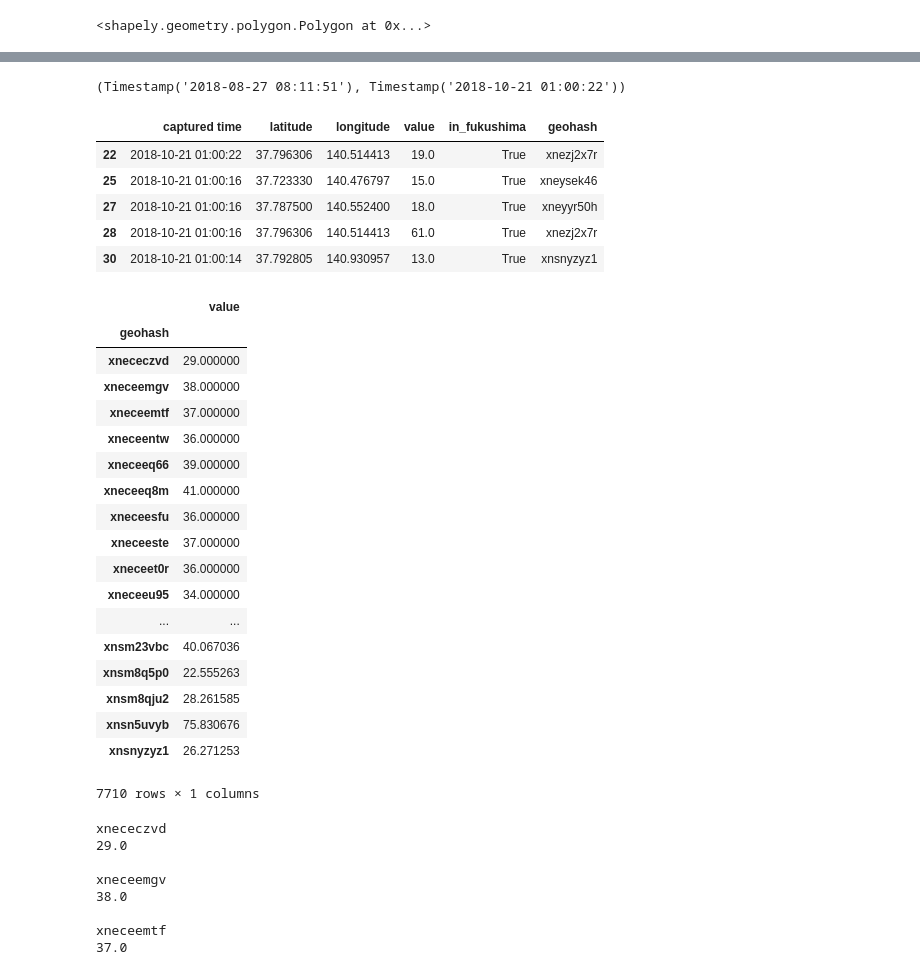
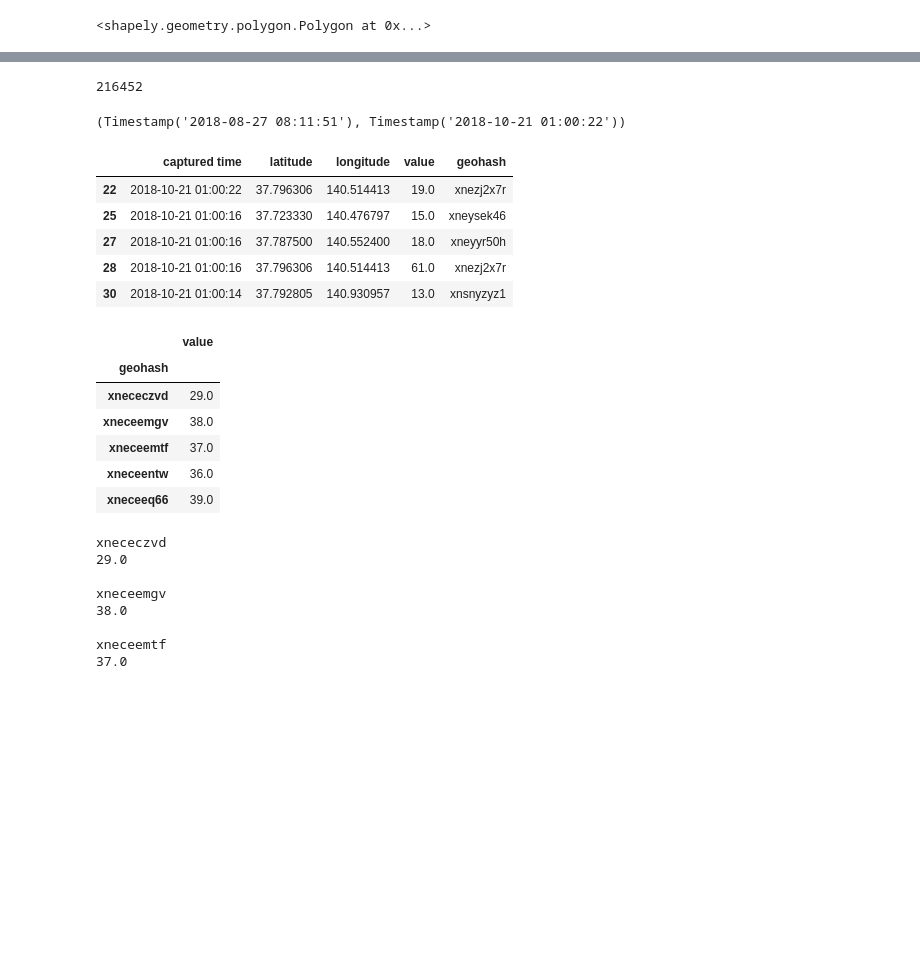
Before and after one commit to PPitson/safecast-data-analysis, a Jupyter notebook: analysis.ipynb, the cells around one changed output, grey strips where cells are left out. Drawn from its saved outputs; the diff is of its cells as text; code cells hidden in the pictures; blank space fills up the shorter version.

Commit message:
Messed up a file with points inside Fukushima

```diff
--- a/analysis.ipynb
+++ b/analysis.ipynb
@@ -138,4 +138,4 @@ fukushima
 def in_fukushima(row):
     return fukushima.contains(Point(row["longitude"], row["latitude"]))
 # %%
-df["in_fukushima"] = df.apply(in_fukushima, axis=1)
+df = df[df.apply(in_fukushima, axis=1)]
@@ -148,2 +141,0 @@ Name: in_fukushima, dtype: int64
-# %%
-df = df[df["in_fukushima"]]
@@ -152,3 +142,7 @@ df.to_csv("fukushima_million.csv", index=False)
+# %%
+len(df.index)
+# %% [output]
+216452
 # %%
 df["captured time"].min(), df["captured time"].max()
 # %% [output]
@@ -163,36 +157,24 @@ df["geohash"] = df.apply(compute_geohash, axis=1)
 # %%
 df.head()
 # %% [output]
-|  | captured time | latitude | longitude | value | in_fukushima | geohash |
-| 22 | 2018-10-21 01:00:22 | 37.796306 | 140.514413 | 19.0 | True | xnezj2x7r |
-| 25 | 2018-10-21 01:00:16 | 37.723330 | 140.476797 | 15.0 | True | xneysek46 |
-| 27 | 2018-10-21 01:00:16 | 37.787500 | 140.552400 | 18.0 | True | xneyyr50h |
-| 28 | 2018-10-21 01:00:16 | 37.796306 | 140.514413 | 61.0 | True | xnezj2x7r |
-| 30 | 2018-10-21 01:00:14 | 37.792805 | 140.930957 | 13.0 | True | xnsnyzyz1 |
+|  | captured time | latitude | longitude | value | geohash |
+| 22 | 2018-10-21 01:00:22 | 37.796306 | 140.514413 | 19.0 | xnezj2x7r |
+| 25 | 2018-10-21 01:00:16 | 37.723330 | 140.476797 | 15.0 | xneysek46 |
+| 27 | 2018-10-21 01:00:16 | 37.787500 | 140.552400 | 18.0 | xneyyr50h |
+| 28 | 2018-10-21 01:00:16 | 37.796306 | 140.514413 | 61.0 | xnezj2x7r |
+| 30 | 2018-10-21 01:00:14 | 37.792805 | 140.930957 | 13.0 | xnsnyzyz1 |
 # %%
 grouped = df[["geohash", "value"]].groupby(["geohash"]).mean()
 # %%
-grouped
+grouped.head()
 # %% [output]
 |  | value |
 | geohash |  |
-| xnececzvd | 29.000000 |
-| xneceemgv | 38.000000 |
-| xneceemtf | 37.000000 |
-| xneceentw | 36.000000 |
-| xneceeq66 | 39.000000 |
-| xneceeq8m | 41.000000 |
-| xneceesfu | 36.000000 |
-| xneceeste | 37.000000 |
-| xneceet0r | 36.000000 |
-| xneceeu95 | 34.000000 |
-| ... | ... |
-| xnsm23vbc | 40.067036 |
-| xnsm8q5p0 | 22.555263 |
-| xnsm8qju2 | 28.261585 |
-| xnsn5uvyb | 75.830676 |
-| xnsnyzyz1 | 26.271253 |
+| xnececzvd | 29.0 |
+| xneceemgv | 38.0 |
+| xneceemtf | 37.0 |
+| xneceentw | 36.0 |
+| xneceeq66 | 39.0 |
-7710 rows × 1 columns
 # %%
 for index, row in grouped.head(n=3).iterrows():
     print(index)
```
Also changed, not shown: parts of 3 cells of this notebook, 3 other files.
